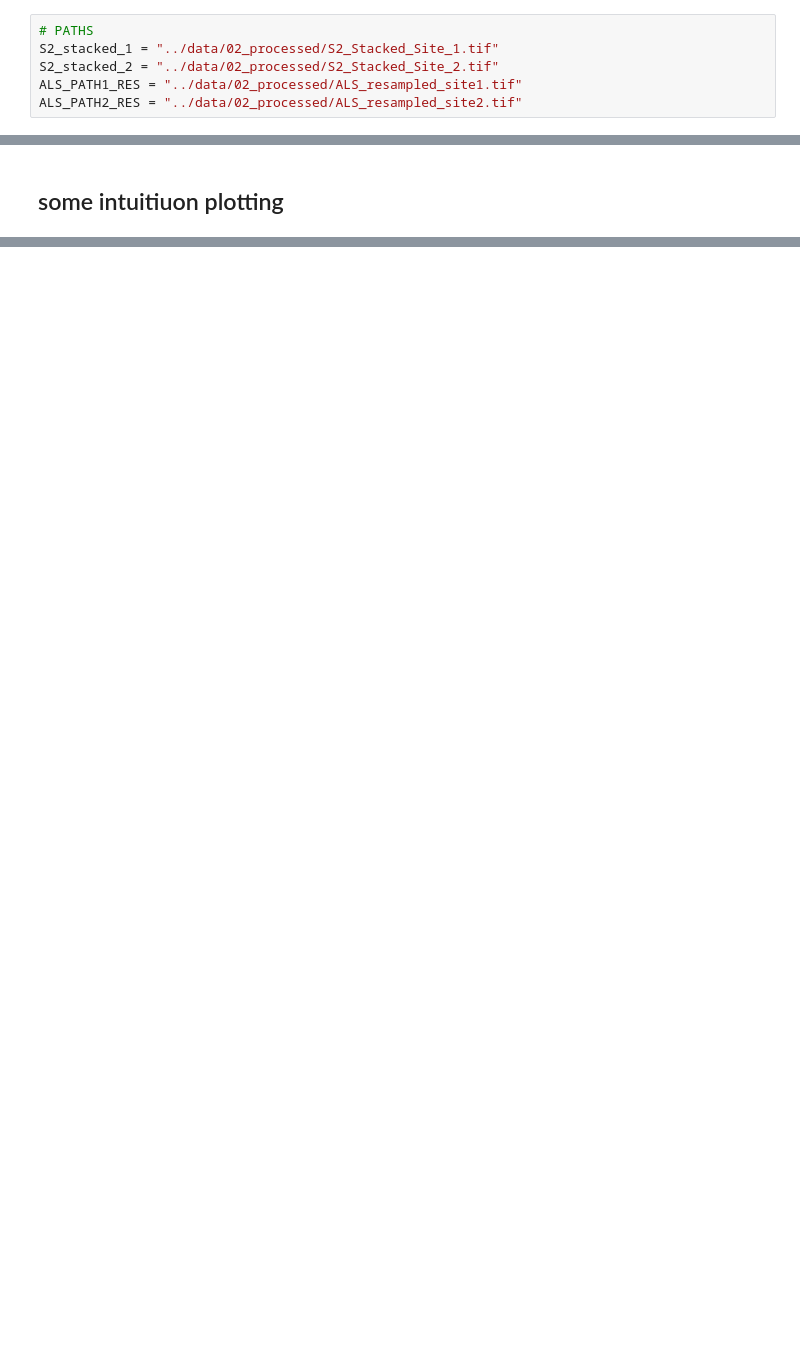
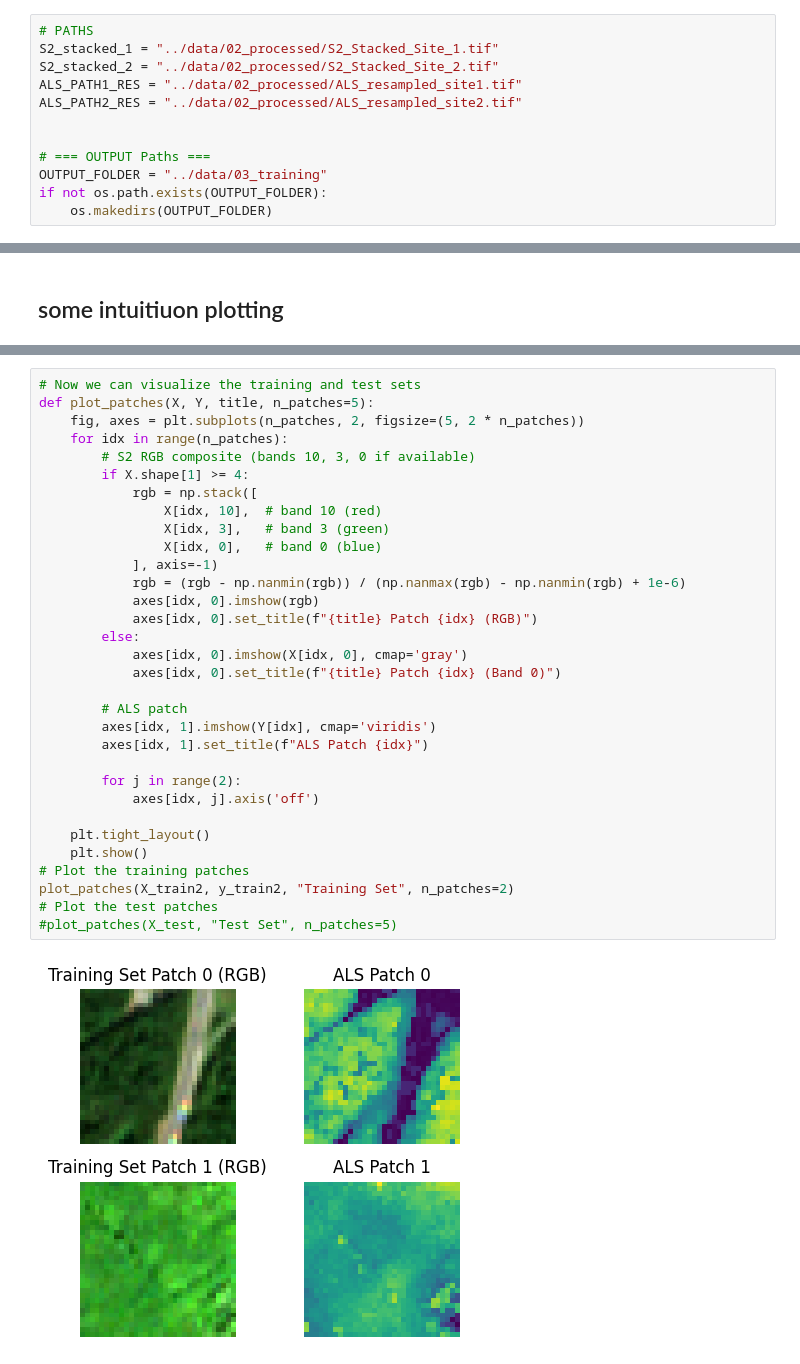
Before and after one commit to fizz-x/TreeHeads, a Jupyter notebook: processing/03_patching.ipynb, the cells around one changed output, grey strips where cells are left out. Cells and saved outputs as stored; diff of their text form; blank space fills up the shorter version.

```diff
--- a/processing/03_patching.ipynb
+++ b/processing/03_patching.ipynb
@@ -34,6 +34,12 @@ S2_stacked_1 = "../data/02_processed/S2_Stacked_Site_1.tif"
 S2_stacked_2 = "../data/02_processed/S2_Stacked_Site_2.tif"
 ALS_PATH1_RES = "../data/02_processed/ALS_resampled_site1.tif"
 ALS_PATH2_RES = "../data/02_processed/ALS_resampled_site2.tif"
+
+
+# === OUTPUT Paths ===
+OUTPUT_FOLDER = "../data/03_training"
+if not os.path.exists(OUTPUT_FOLDER):
+    os.makedirs(OUTPUT_FOLDER)
 # %%
 # Load S2 and merged ALS data for both sites and combine them in an array
 s2_np, als_np = bsc.load_rasters(S2_stacked_1, ALS_PATH1_RES,verbose=False)
@@ -160,0 +225,34 @@ Patch size: 128, Number of patches: 5, Full patches (no NaN): 5
+# %%
+# Now we can visualize the training and test sets
+def plot_patches(X, Y, title, n_patches=5):
+    fig, axes = plt.subplots(n_patches, 2, figsize=(5, 2 * n_patches))
+    for idx in range(n_patches):
+        # S2 RGB composite (bands 10, 3, 0 if available)
+        if X.shape[1] >= 4:
+            rgb = np.stack([
+                X[idx, 10],  # band 10 (red)
+                X[idx, 3],   # band 3 (green)
+                X[idx, 0],   # band 0 (blue)
+            ], axis=-1)
+            rgb = (rgb - np.nanmin(rgb)) / (np.nanmax(rgb) - np.nanmin(rgb) + 1e-6)
+            axes[idx, 0].imshow(rgb)
+            axes[idx, 0].set_title(f"{title} Patch {idx} (RGB)")
+        else:
+            axes[idx, 0].imshow(X[idx, 0], cmap='gray')
+            axes[idx, 0].set_title(f"{title} Patch {idx} (Band 0)")
+
+        # ALS patch
+        axes[idx, 1].imshow(Y[idx], cmap='viridis')
+        axes[idx, 1].set_title(f"ALS Patch {idx}")
+
+        for j in range(2):
+            axes[idx, j].axis('off')
+
+    plt.tight_layout()
+    plt.show()
+# Plot the training patches
+plot_patches(X_train2, y_train2, "Training Set", n_patches=2)
+# Plot the test patches
+#plot_patches(X_test, "Test Set", n_patches=5)
+# %% [output]
+[figure, added]
```
Also changed, not shown: parts of 10 cells of this notebook, 1 other file.
